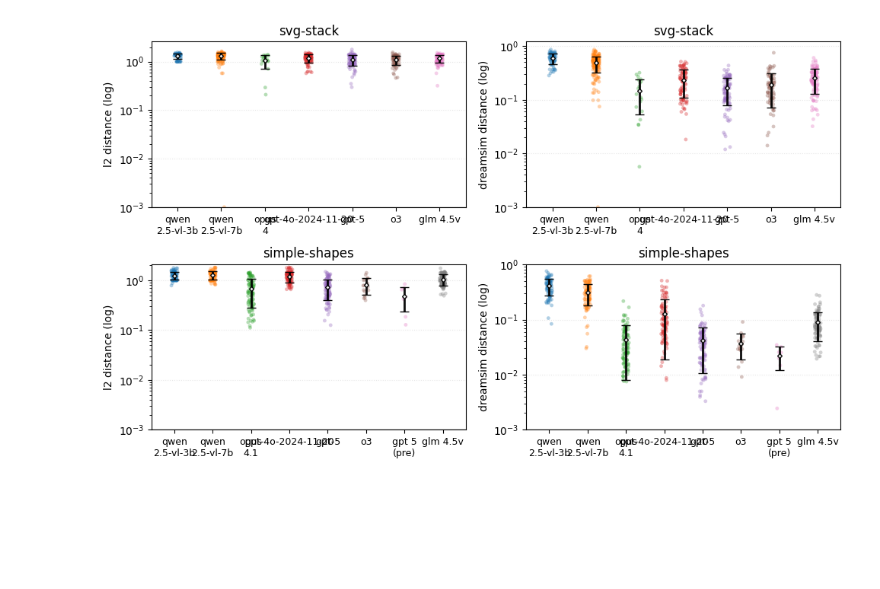
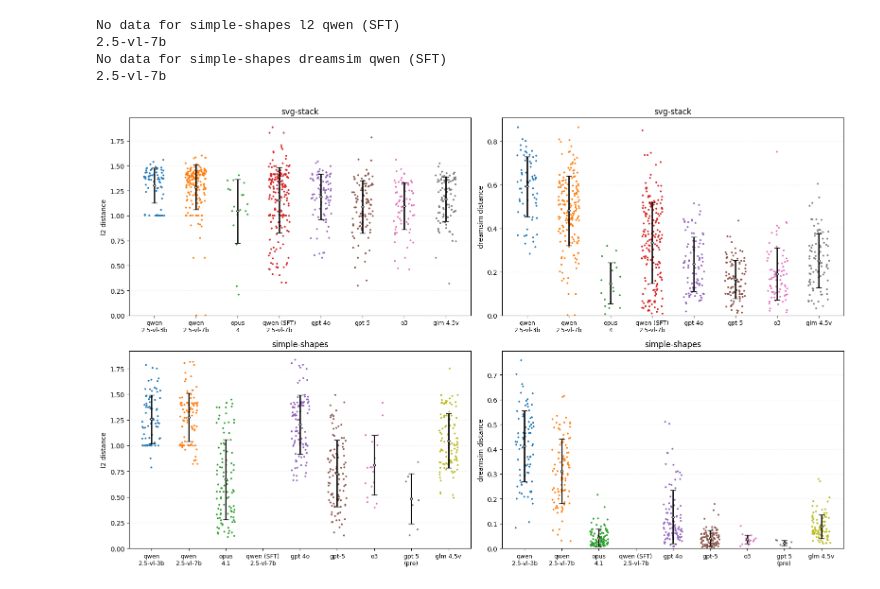
Before and after one commit to darknoon/prefix-rl, a Jupyter notebook: reports/report.ipynb, the cells around one changed output. Cells and saved outputs as stored; diff of their text form; code cells hidden in the pictures; blank space fills up the shorter version.

```diff
--- a/reports/report.ipynb
+++ b/reports/report.ipynb
@@ -99,11 +113,12 @@ _PRETTY_MODEL_REGEX_LUT = [
         re.compile(r"^gpt 4\.1(-(mini|nano))?$", re.I),
         lambda m: f"gpt 4.1{(' ' + m.group(2).title()) if m.group(2) else ''}",
     ),
-    (re.compile(r"^gpt-4o$", re.I), "gpt 4o"),
+    (re.compile(r"^gpt-4o-*", re.I), "gpt 4o"),
     (re.compile(r"^openrouter/horizon-beta$", re.I), "gpt 5\n(pre)"),
     (re.compile(r"^Qwen/Qwen2\.5-VL-3B-Instruct$", re.I), "qwen\n2.5-vl-3b"),
     (re.compile(r"^Qwen/Qwen2\.5-VL-7B-Instruct$", re.I), "qwen\n2.5-vl-7b"),
     (re.compile(r"^z-ai/glm-4\.5v$", re.I), "glm 4.5v"),
+    (re.compile(r"^darknoon/svg-stack-filtered-sft-qwen2.5-vl-7b-trl-10k$", re.I), "qwen (SFT)\n2.5-vl-7b"),
 ]
 
 
@@ -113,3 +128,6 @@ def pretty_model_name(name: str) -> str:
         if m:
             return pretty(m) if callable(pretty) else pretty
     return name
+
+print(pretty_model_name("claude-opus-4-1-20240101"))
+print(pretty_model_name("gpt-4o-20240806"))
@@ -153,16 +175,16 @@ for d, _ in row_datasets:
 fig_width = max(10, max_models * 0.8)
 fig, axes = plt.subplots(nrows=len(row_datasets), ncols=len(col_metrics), figsize=(fig_width, 6), squeeze=False)
 
-for r, (dataset_full, dataset) in enumerate(row_datasets):
+for r, (dataset_full, guess_dataset) in enumerate(row_datasets):
     for c, (metric, metric_label) in enumerate(col_metrics):
         ax = axes[r][c]
-        dfm = models_for(dataset, metric)
+        dfm = models_for(guess_dataset, metric)
         models = dfm["model_name"].tolist()
         vals = dfm["mean"].astype(float).values
         # errs = dfm["std"].astype(float).values
         x = np.arange(len(models))
         ax.bar(x, vals, width=0.6, capsize=3, ecolor="black", error_kw={"elinewidth": 1, "alpha": 0.6})
-        ax.set_title(dataset)
+        ax.set_title(guess_dataset)
         ax.set_xticks(x)
         ax.set_xticklabels(models, rotation=0, ha="center")
         ax.set_ylabel(metric_label)
@@ -177,7 +199,6 @@ from pathlib import Path
 import pandas as pd
 import numpy as np
 import json
-import re
 
 # Load raw per-sample scores from all llm_responses.jsonl files
 base_dir = Path('/Users/andrew/Developer/Prefix/prefix-rl/eval')
@@ -213,7 +234,7 @@ def infer_model_from_run_dir(run_dir: str) -> str:
 rows: list[pd.DataFrame] = []
 for path in jsonl_files:
     run_dir = path.parent.name
-    dataset = 'svg-stack' if 'svg-stack' in run_dir else 'simple-shapes'
+    guess_dataset = 'svg-stack' if 'svg-stack' in run_dir else 'simple-shapes'
     model_name = infer_model_from_run_dir(run_dir)
 
     try:
@@ -230,7 +251,7 @@ for path in jsonl_files:
         sub['value'] = pd.to_numeric(sub[metric], errors='coerce')
         sub = sub[sub['value'].notna()]
         sub['metric'] = metric
-        sub['dataset'] = dataset
+        sub['dataset'] = guess_dataset
         sub['run_dir'] = run_dir
         sub['model_name'] = model_name
         rows.append(sub[['id', 'dataset', 'run_dir', 'model_name', 'metric', 'value']])
@@ -287,66 +308,70 @@ max_models = 1
 for d in row_datasets:
     for m in col_metrics:
         max_models = max(max_models, len(ordered_models(d, m)))
-fig_width = max(10, max_models * 0.8)
+fig_width = max(16, max_models * 0.8)
 
-fig, axes = plt.subplots(nrows=len(row_datasets), ncols=len(col_metrics), figsize=(fig_width, 6), squeeze=False)
+fig, axes = plt.subplots(nrows=len(row_datasets), ncols=len(col_metrics), figsize=(fig_width, 10), squeeze=False)
 
 # Small floor for log scale (distances can be exactly 0)
 EPS = 1e-3
 
-for r, dataset in enumerate(row_datasets):
+for r, guess_dataset in enumerate(row_datasets):
     for c, metric in enumerate(col_metrics):
         ax: plt.Axes = axes[r][c]
-        pane = raw_scores[(raw_scores['dataset'] == dataset) & (raw_scores['metric'] == metric)]
+        pane = raw_scores[(raw_scores['dataset'] == guess_dataset) & (raw_scores['metric'] == metric)]
         if pane.empty:
             ax.set_visible(False)
-            print(f"No data for {dataset} {metric}")
+            print(f"No data for {guess_dataset} {metric}")
             continue
 
-        models = ordered_models(dataset, metric)
+        models = ordered_models(guess_dataset, metric)
         x = np.arange(len(models))
         colors = get_colors(len(models))
-        jitter = 0.08  # horizontal jitter for visibility
+        jitter = 0.25  # horizontal jitter for visibility
 
         show_legend_here = False  # no legend; labels already identify models
 
         for i, model in enumerate(models):
             sdf = pane[pane['model_name_pretty'] == model]
             if sdf.empty:
-                print(f"No data for {dataset} {metric} {model}")
+                print(f"No data for {guess_dataset} {metric} {model}")
                 continue
             yvals = sdf['value'].to_numpy(dtype=float)
             yvals = np.clip(yvals, EPS, None)
             xs = x[i] + np.random.uniform(-jitter, jitter, size=len(yvals))
 
-            ax.scatter(xs, yvals, s=12, alpha=0.35, color=colors[i % len(colors)], edgecolors='none')
+            ax.scatter(xs, yvals, s=8, alpha=1.0, color=colors[i % len(colors)], edgecolors='none')
 
             mu = float(np.nanmean(yvals))
             sd = float(np.nanstd(yvals))
             label = model if show_legend_here else None
             ax.errorbar(
                 x[i], mu, yerr=sd,
                 fmt='D', markersize=3,
                 color='black', ecolor='black', elinewidth=2.0, capsize=4,
                 mfc='white', mec='black', mew=1.0,
                 alpha=0.95, label=label, zorder=5,
             )
 
         ax.set_xticks(x)
         ax.set_xticklabels(models, rotation=0, ha='center', fontsize=9)
-        ax.set_ylabel(f"{metric} distance (log)")
-        ax.set_title(dataset)
+        ax.set_ylabel(f"{metric} distance")
+        ax.set_title(guess_dataset)
         ax.set_xlim(-0.6, len(models) - 0.4)
         ax.grid(True, axis='y', linestyle=':', alpha=0.3)
         # Log scale with small floor
-        ax.set_yscale('log')
-        ax.set_ylim(bottom=EPS)
+        # ax.set_yscale('log')
+        ax.set_ylim(bottom=0.0)
         # Reference line at EPS to echo baseline
-        ax.axhline(EPS, color='k', linewidth=1.0, alpha=0.4)
+        # ax.axhline(EPS, color='k', linewidth=1.0, alpha=0.4)
         # No legend; labels already identify models
 
 plt.tight_layout()
 fig.savefig("report_plot.svg", format="svg")
 plt.show()
 # %% [output]
+No data for simple-shapes l2 qwen (SFT)
+2.5-vl-7b
+No data for simple-shapes dreamsim qwen (SFT)
+2.5-vl-7b
-[figure, old version]
+[figure, new version]
```
Also changed, not shown: parts of 6 cells of this notebook, 2 other files.
